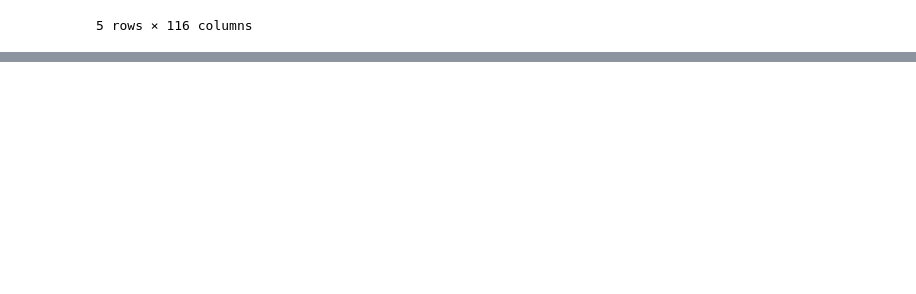
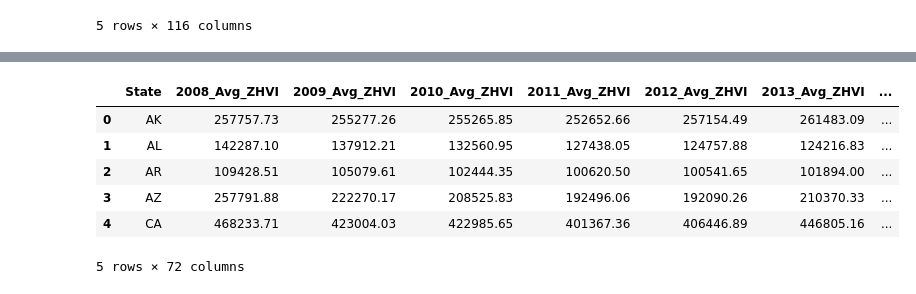
Before and after one commit to cmarchini19/US-Housing-Market-Analysis, a Jupyter notebook: tolu.ipynb, the cells around one changed output, grey strips where cells are left out. Saved outputs shown, nothing was run; the diff lists cells and outputs as text; code cells hidden in the pictures; blank space fills up the shorter version.

```diff
--- a/tolu.ipynb
+++ b/tolu.ipynb
@@ -310,0 +290,13 @@ biggest_data.head()
+# %%
+biggest_csv = "Output/new_main_data.csv"
+
+biggest_data = pd.read_csv(biggest_csv, encoding="ISO-8859-1")
+biggest_data.head()
+# %% [output]
+|  | State | 2008_Avg_ZHVI | 2009_Avg_ZHVI | 2010_Avg_ZHVI | 2011_Avg_ZHVI | 2012_Avg_ZHVI | 2013_Avg_ZHVI | ... |
+| 0 | AK | 257757.73 | 255277.26 | 255265.85 | 252652.66 | 257154.49 | 261483.09 | ... |
+| 1 | AL | 142287.10 | 137912.21 | 132560.95 | 127438.05 | 124757.88 | 124216.83 | ... |
+| 2 | AR | 109428.51 | 105079.61 | 102444.35 | 100620.50 | 100541.65 | 101894.00 | ... |
+| 3 | AZ | 257791.88 | 222270.17 | 208525.83 | 192496.06 | 192090.26 | 210370.33 | ... |
+| 4 | CA | 468233.71 | 423004.03 | 422985.65 | 401367.36 | 406446.89 | 446805.16 | ... |
+5 rows × 72 columns
```
Also changed, not shown: parts of 5 cells of this notebook, 2 other files.
